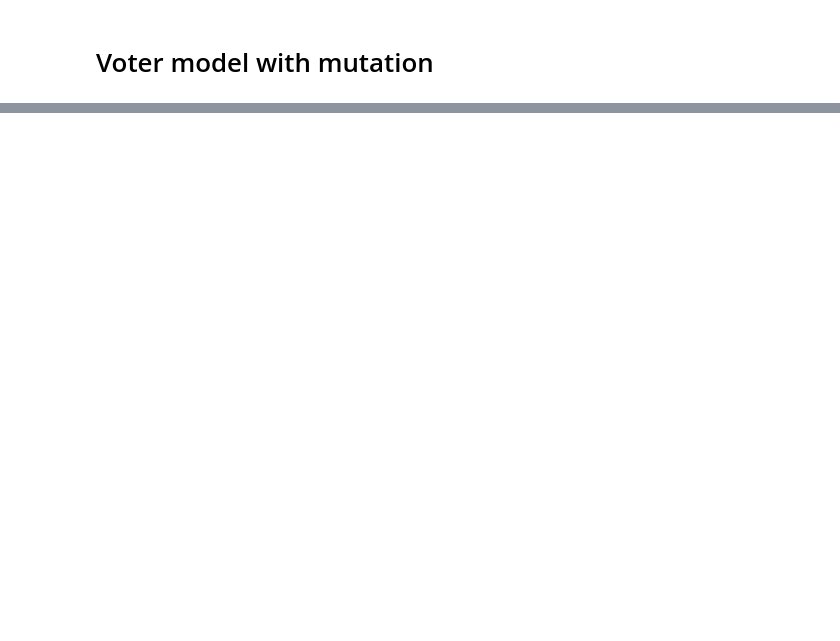
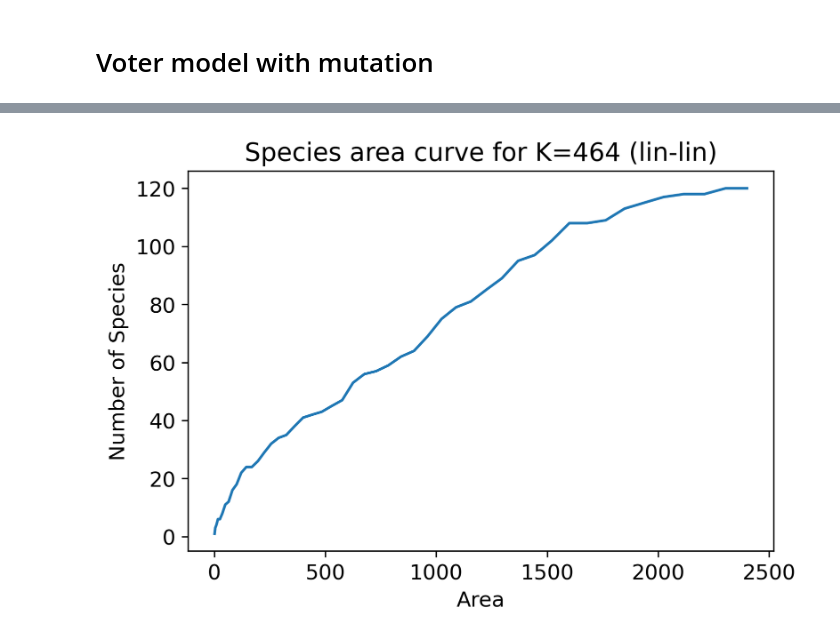
Before and after one commit to jonasargelo/Complex-systems-sim, a Jupyter notebook: Voter model with mutation.ipynb, the cells around one changed output, grey strips where cells are left out. Saved outputs shown, nothing was run; the diff lists cells and outputs as text; code cells hidden in the pictures; blank space fills up the shorter version.

```diff
--- a/Voter model with mutation.ipynb
+++ b/Voter model with mutation.ipynb
@@ -143,0 +144,8 @@ plt.show()
+# %%
+plt.plot(areas, species)
+plt.ylabel('Number of Species')
+plt.xlabel('Area')
+plt.title(f'Species area curve for K={K} (lin-lin)')
+plt.show()
+# %% [output]
+[figure, added]
```
Also changed, not shown: parts of 4 cells of this notebook.
